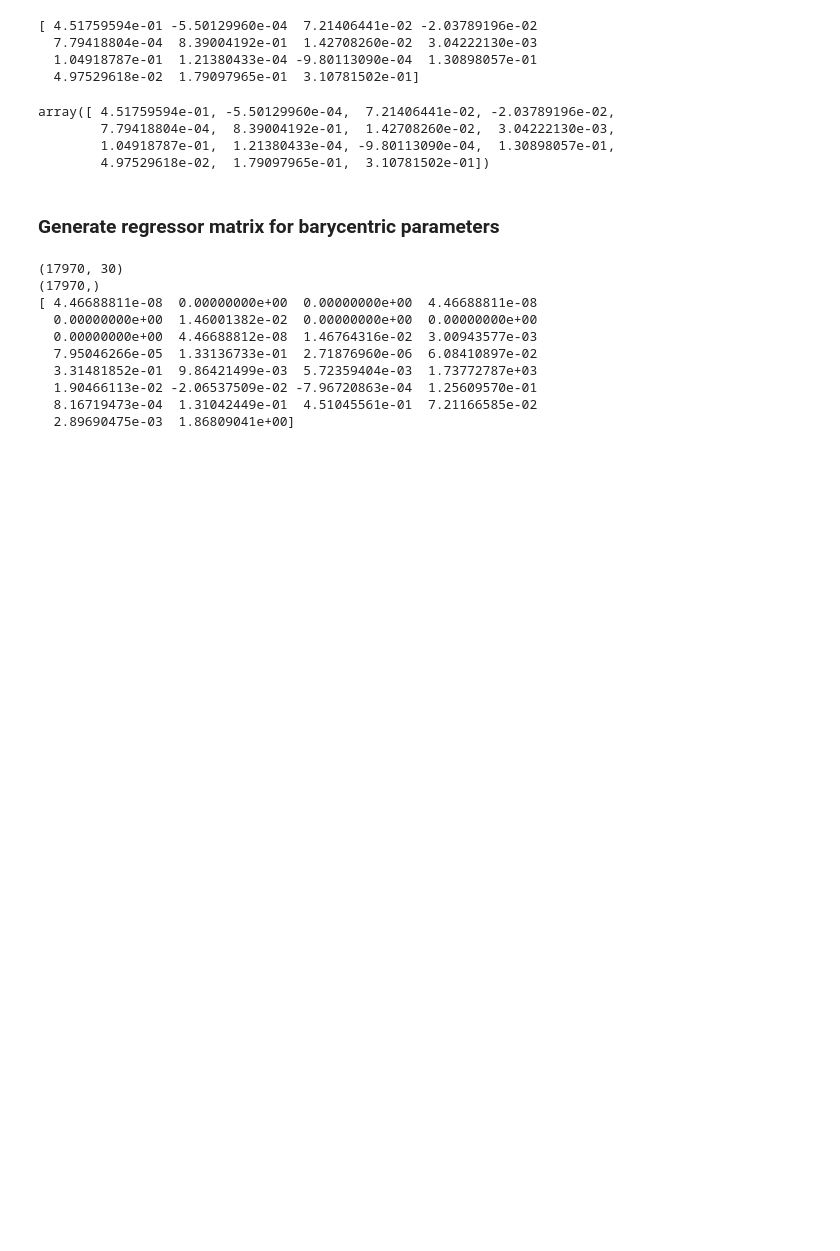
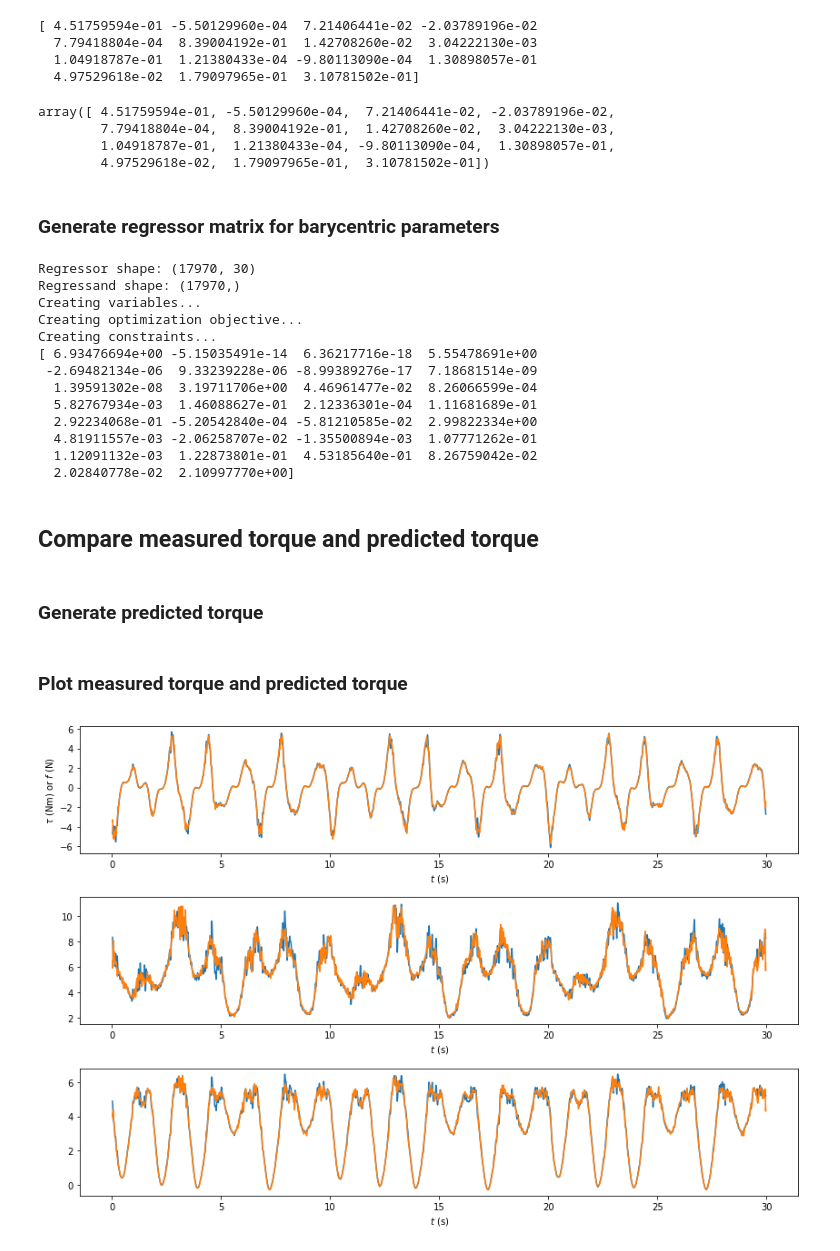
Before and after one commit to WPI-AIM/dvrk_dynamics_identification, a Jupyter notebook: main.ipynb, the cells around one changed output. Saved outputs shown, nothing was run; the diff lists cells and outputs as text; code cells hidden in the pictures; blank space fills up the shorter version.

Commit message:
Add physical constraints to SDP

```diff
--- a/main.ipynb
+++ b/main.ipynb
@@ -333,15 +333,38 @@ sdp_constraints = [(1, 5, )]
+# %%
+# constraint order: (min_m, max_m, min_x, max_x, min_y, max_y, min_z, max_z)
+sdp_constraints = [(1, 10, -0.05, 0.05, 0, 0.1, 0, 0.2),
+                  (0.5, 3, -0.1, 0.1, -0.1, 0.1, -0.05, 0.05),
+                  (0.5, 5, 0, 0.3, 0, 0.1, -0.05, 0.05)]
 # %%
 sdp_opt_std = SDPOpt(W, tau_s, robot_def.params, robot_def.dof, sdp_constraints)
 sdp_opt_std.solve()
 # %% [output]
-(17970, 30)
-(17970,)
-[ 4.46688811e-08  0.00000000e+00  0.00000000e+00  4.46688811e-08
-  0.00000000e+00  1.46001382e-02  0.00000000e+00  0.00000000e+00
-  0.00000000e+00  4.46688812e-08  1.46764316e-02  3.00943577e-03
-  7.95046266e-05  1.33136733e-01  2.71876960e-06  6.08410897e-02
-  3.31481852e-01  9.86421499e-03  5.72359404e-03  1.73772787e+03
-  1.90466113e-02 -2.06537509e-02 -7.96720863e-04  1.25609570e-01
-  8.16719473e-04  1.31042449e-01  4.51045561e-01  7.21166585e-02
-  2.89690475e-03  1.86809041e+00]
+Regressor shape: (17970, 30)
+Regressand shape: (17970,)
+Creating variables...
+Creating optimization objective...
+Creating constraints...
+[ 6.93476694e+00 -5.15035491e-14  6.36217716e-18  5.55478691e+00
+ -2.69482134e-06  9.33239228e-06 -8.99389276e-17  7.18681514e-09
+  1.39591302e-08  3.19711706e+00  4.46961477e-02  8.26066599e-04
+  5.82767934e-03  1.46088627e-01  2.12336301e-04  1.11681689e-01
+  2.92234068e-01 -5.20542840e-04 -5.81210585e-02  2.99822334e+00
+  4.81911557e-03 -2.06258707e-02 -1.35500894e-03  1.07771262e-01
+  1.12091132e-03  1.22873801e-01  4.53185640e-01  8.26759042e-02
+  2.02840778e-02  2.10997770e+00]
+# %% [markdown]
+## Compare measured torque and predicted torque
+# %% [markdown]
+### Generate predicted torque
+# %%
+tau_sdp_p = np.zeros(tau_f.shape)
+tau_sdp_ps = W.dot(sdp_opt_std.x_result)
+for i in range(dof):
+    tau_sdp_p[:, i] = tau_sdp_ps[i::dof]
+# %% [markdown]
+### Plot measured torque and predicted torque
+# %%
+plot_meas_pred_tau(t_cut, tau_f, tau_sdp_p)
+# %% [output]
+[figure, added]
 # %%
```
Also changed, not shown: parts of 5 cells of this notebook, 6 other files.
